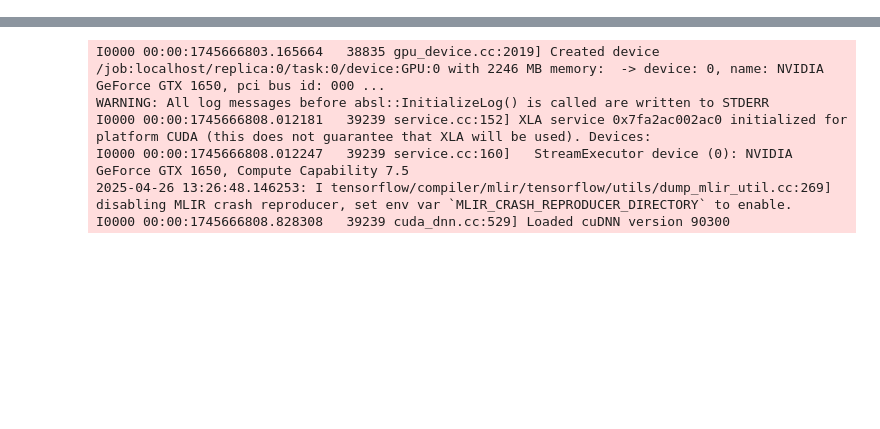
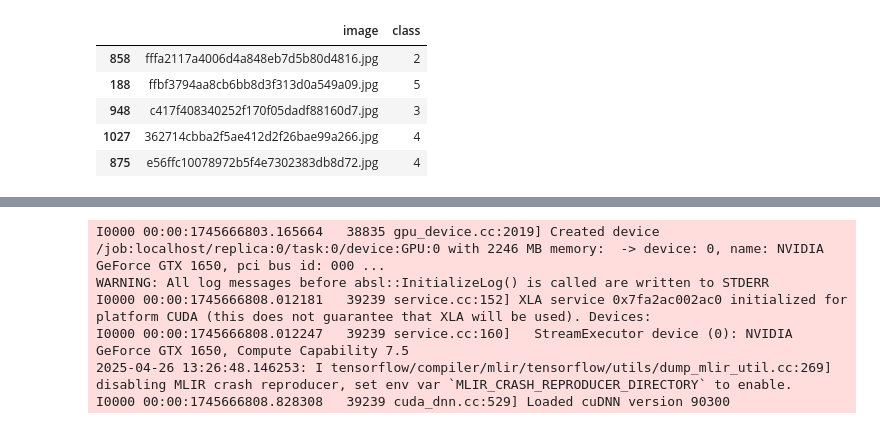
Before and after one commit to Hedredo/oc_p9, a Jupyter notebook: notebook-tf/experiment.ipynb, the cells around one changed output, grey strips where cells are left out. Cells and saved outputs as stored; diff of their text form; code cells hidden in the pictures; blank space fills up the shorter version.

```diff
--- a/notebook-tf/experiment.ipynb
+++ b/notebook-tf/experiment.ipynb
@@ -27,0 +133,9 @@ url = "http://images.cocodataset.org/val2017/000000020247.jpg"
+# %%
+test.head(5)
+# %% [output]
+|  | image | class |
+| 858 | fffa2117a4006d4a848eb7d5b80d4816.jpg | 2 |
+| 188 | ffbf3794aa8cb6bb8d3f313d0a549a09.jpg | 5 |
+| 948 | c417f408340252f170f05dadf88160d7.jpg | 3 |
+| 1027 | 362714cbba2f5ae412d2f26bae99a266.jpg | 4 |
+| 875 | e56ffc10078972b5f4e7302383db8d72.jpg | 4 |
```
Also changed, not shown: parts of 23 cells of this notebook, 3 other files.
